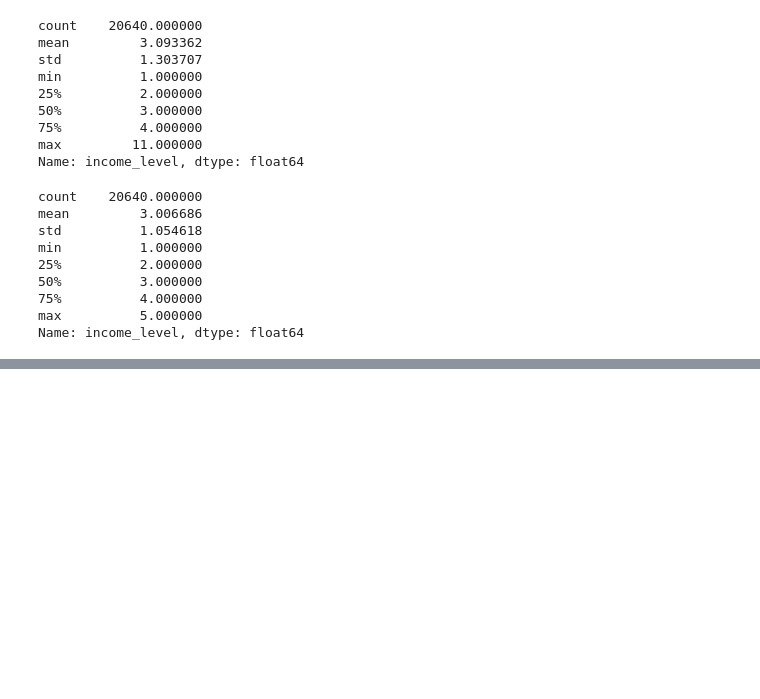
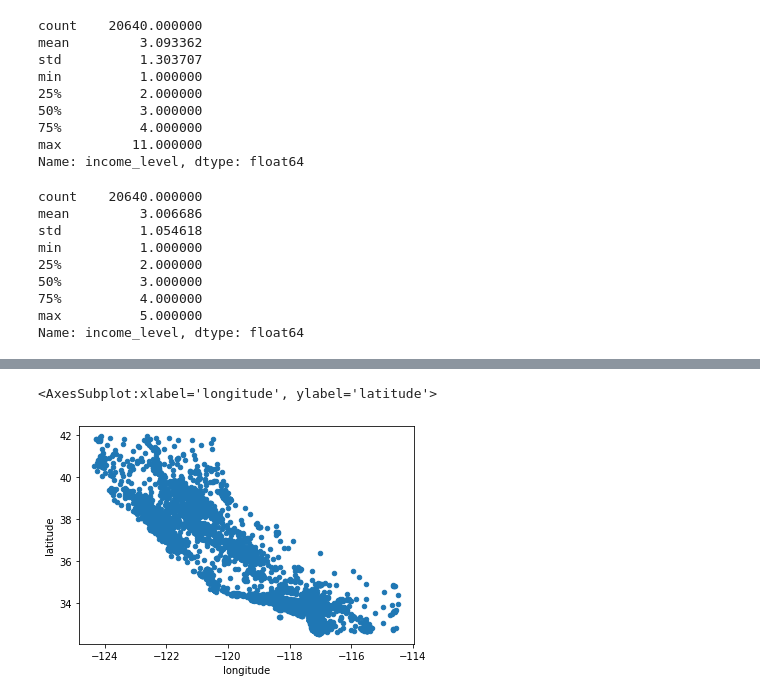
Before and after one commit to CarlyleMan/learning-tf2, a Jupyter notebook: ch2.ipynb, the cells around one changed output, grey strips where cells are left out. Drawn from its saved outputs; the diff is of its cells as text; code cells hidden in the pictures; blank space fills up the shorter version.

```diff
--- a/ch2.ipynb
+++ b/ch2.ipynb
@@ -250,12 +254,12 @@ min          1.000000
 max          5.000000
 Name: income_level, dtype: float64
 # %%
-sss = sklearn.model_selection.StratifiedShuffleSplit(n_splits=1, test_size=0.2, random_state=0)
+sss = sklearn.model_selection.StratifiedShuffleSplit(n_splits=1, test_size=0.2, random_state=0) # n_splits=1 indicates looping once
 for strat_train_idx, strat_test_idx in sss.split(housing_with_index, housing_with_index['income_level']):
-    train_set = housing_with_index.iloc[strat_train_idx]
-    test_set = housing_with_index.iloc[strat_test_idx]
-print(len(train_set), "train +", len(test_set), "test")
-test_set.head()
+    strat_train_set = housing_with_index.iloc[strat_train_idx]
+    strat_test_set = housing_with_index.iloc[strat_test_idx]
+print(len(strat_train_set), "train +", len(strat_test_set), "test")
+strat_test_set.head()
 # %% [output]
 16512 train + 4128 test
 |  | index | longitude | latitude | housing_median_age | total_rooms | total_bedrooms | population | households | ... |
@@ -266,0 +307,6 @@ test_set.head()
+# %%
+train_copy = strat_train_set.copy()
+train_copy.plot(x='longitude',y='latitude',kind='scatter')
+# %% [output]
+<AxesSubplot:xlabel='longitude', ylabel='latitude'>
+[figure, added]
```
Also changed, not shown: parts of 10 cells of this notebook.
